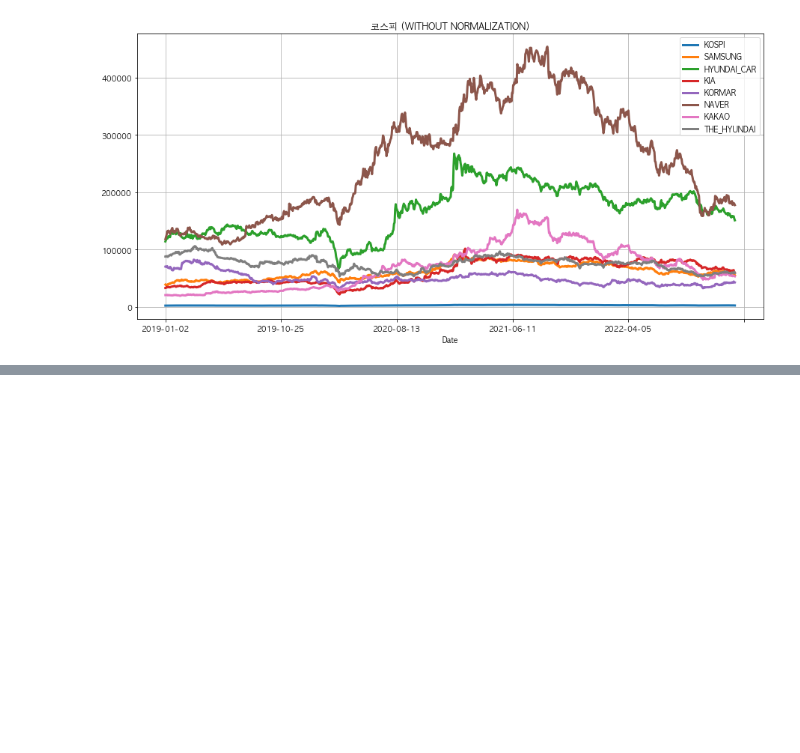
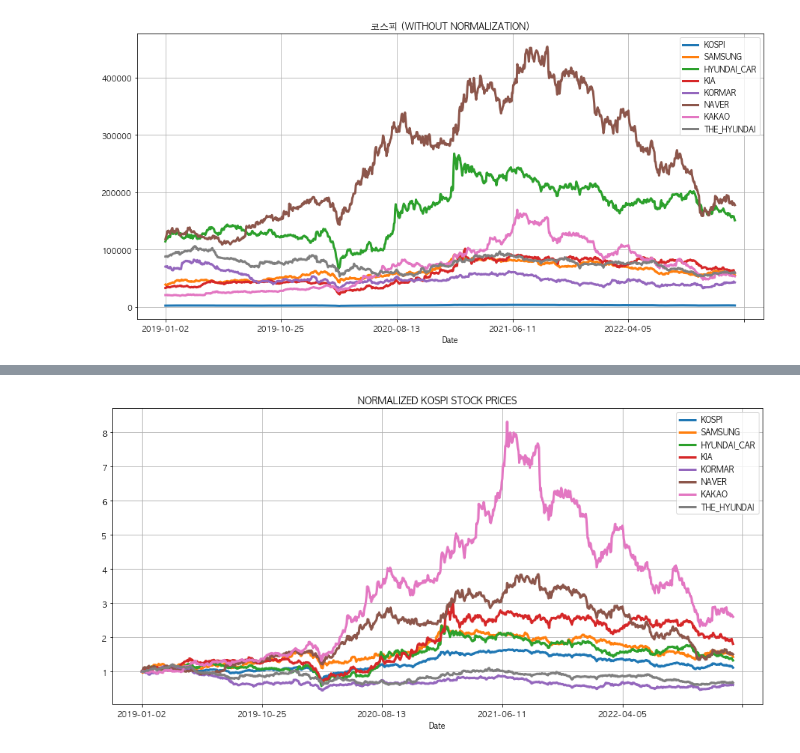
Before and after one commit to Ki-Sung/python_financial_analysis_and_machine_learning, a Jupyter notebook: own_analysis_in_korea/data_analytics_and_visualization.ipynb, the cells around one changed output, grey strips where cells are left out. Drawn from its saved outputs; the diff is of its cells as text; code cells hidden in the pictures; blank space fills up the shorter version.

```diff
--- a/own_analysis_in_korea/data_analytics_and_visualization.ipynb
+++ b/own_analysis_in_korea/data_analytics_and_visualization.ipynb
@@ -177,0 +194,7 @@ show_plot(df=kosdaq_stocks, fig_title="코스닥 (WITHOUT NORMALIZATION)")
+# %%
+# 정규화 함수 설정
+def normalize(df):
+    x = df.copy()             # 데이터프레임 복사
+    for i in x.columns[1:]:   # 첫 번째 컬럼을 제외한 나머지 컬럼 기준 데이터프레임을 기준으로 반복문 작성
+        x[i] = x[i]/x[i][0]   # 정규화 계산 - 전체값 / 초기값
+    return x
@@ -177,0 +218,5 @@ show_plot(df=kosdaq_stocks, fig_title="코스닥 (WITHOUT NORMALIZATION)")
+# %%
+# 그래프 그려보기
+show_plot(df=normalize(kospi_stocks), fig_title="NORMALIZED KOSPI STOCK PRICES")
+# %% [output]
+[figure, added]
```
Also changed, not shown: parts of 24 cells of this notebook, 2 other files.
